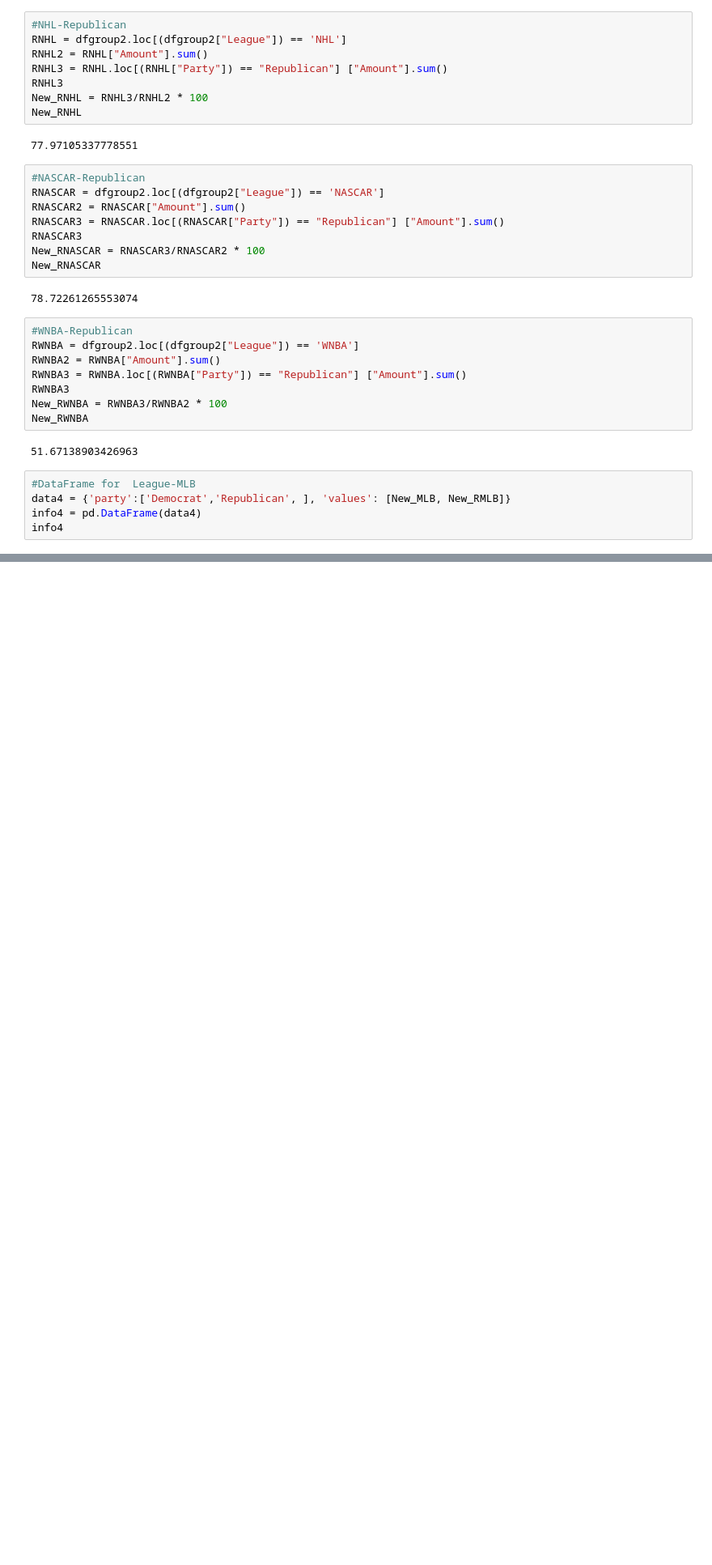
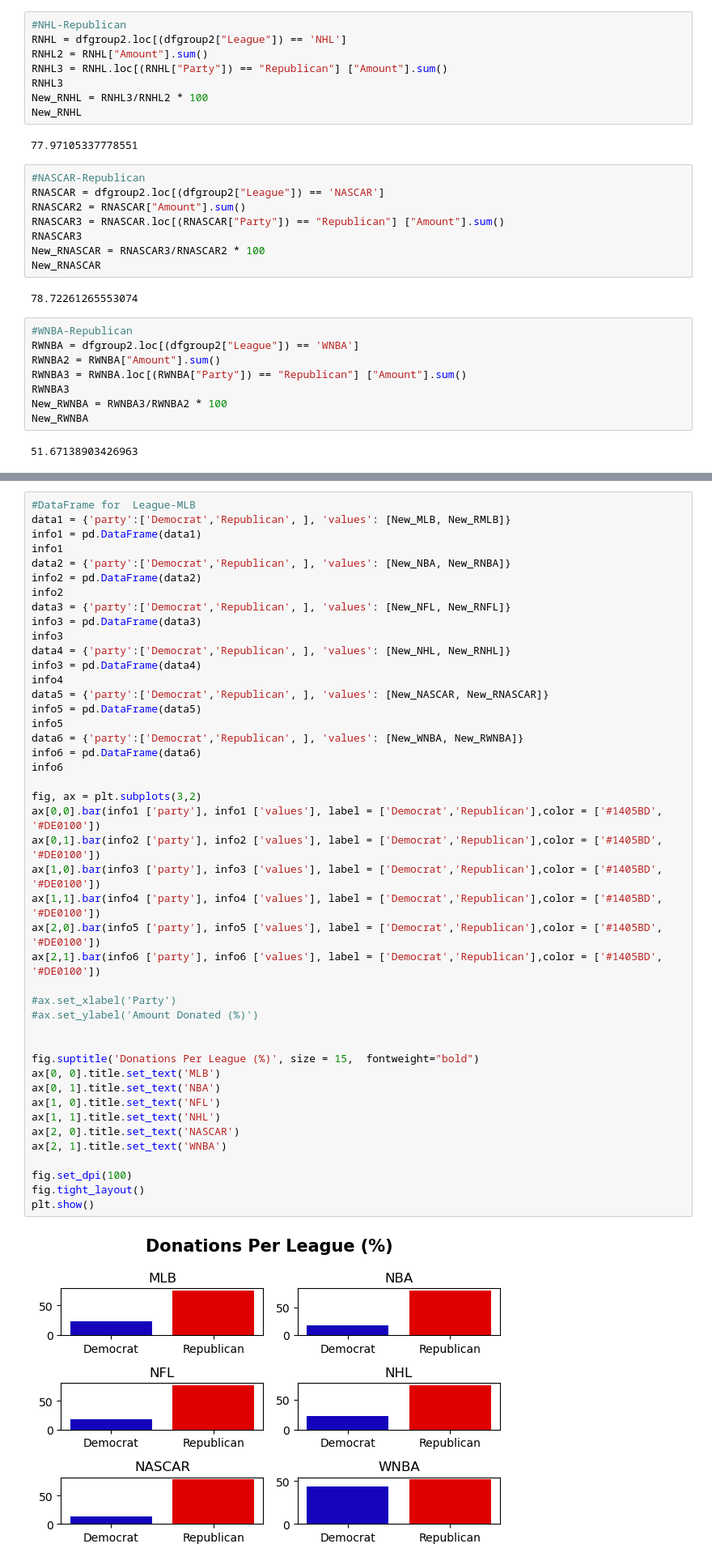
Before and after one commit to richcoca/CIS9655Project, a Jupyter notebook: Project- Part 2.ipynb, the cells around one changed output, grey strips where cells are left out. Shown at 81% size. Drawn from its saved outputs; the diff is of its cells as text; blank space fills up the shorter version.

```diff
--- a/Project- Part 2.ipynb
+++ b/Project- Part 2.ipynb
@@ -330,8 +300,3 @@ New_RWNBA = RWNBA3/RWNBA2 * 100
 New_RWNBA
 # %% [output]
 51.67138903426963
-# %%
-#DataFrame for  League-MLB
-data4 = {'party':['Democrat','Republican', ], 'values': [New_MLB, New_RMLB]}
-info4 = pd.DataFrame(data4)
-info4
@@ -353,0 +305,46 @@ plt.show()
+# %%
+#DataFrame for  League-MLB
+data1 = {'party':['Democrat','Republican', ], 'values': [New_MLB, New_RMLB]}
+info1 = pd.DataFrame(data1)
+info1
+data2 = {'party':['Democrat','Republican', ], 'values': [New_NBA, New_RNBA]}
+info2 = pd.DataFrame(data2)
+info2
+data3 = {'party':['Democrat','Republican', ], 'values': [New_NFL, New_RNFL]}
+info3 = pd.DataFrame(data3)
+info3
+data4 = {'party':['Democrat','Republican', ], 'values': [New_NHL, New_RNHL]}
+info3 = pd.DataFrame(data4)
+info4
+data5 = {'party':['Democrat','Republican', ], 'values': [New_NASCAR, New_RNASCAR]}
+info5 = pd.DataFrame(data5)
+info5
+data6 = {'party':['Democrat','Republican', ], 'values': [New_WNBA, New_RWNBA]}
+info6 = pd.DataFrame(data6)
+info6
+
+fig, ax = plt.subplots(3,2)
+ax[0,0].bar(info1 ['party'], info1 ['values'], label = ['Democrat','Republican'],color = ['#1405BD', '#DE0100'])
+ax[0,1].bar(info2 ['party'], info2 ['values'], label = ['Democrat','Republican'],color = ['#1405BD', '#DE0100'])
+ax[1,0].bar(info3 ['party'], info3 ['values'], label = ['Democrat','Republican'],color = ['#1405BD', '#DE0100'])
+ax[1,1].bar(info4 ['party'], info4 ['values'], label = ['Democrat','Republican'],color = ['#1405BD', '#DE0100'])
+ax[2,0].bar(info5 ['party'], info5 ['values'], label = ['Democrat','Republican'],color = ['#1405BD', '#DE0100'])
+ax[2,1].bar(info6 ['party'], info6 ['values'], label = ['Democrat','Republican'],color = ['#1405BD', '#DE0100'])
+
+#ax.set_xlabel('Party')
+#ax.set_ylabel('Amount Donated (%)')
+
+
+fig.suptitle('Donations Per League (%)', size = 15,  fontweight="bold")
+ax[0, 0].title.set_text('MLB')
+ax[0, 1].title.set_text('NBA')
+ax[1, 0].title.set_text('NFL')
+ax[1, 1].title.set_text('NHL')
+ax[2, 0].title.set_text('NASCAR')
+ax[2, 1].title.set_text('WNBA')
+
+fig.set_dpi(100)
+fig.tight_layout()
+plt.show()
+# %% [output]
+[figure, added]
```
Also changed, not shown: parts of 9 cells of this notebook.
